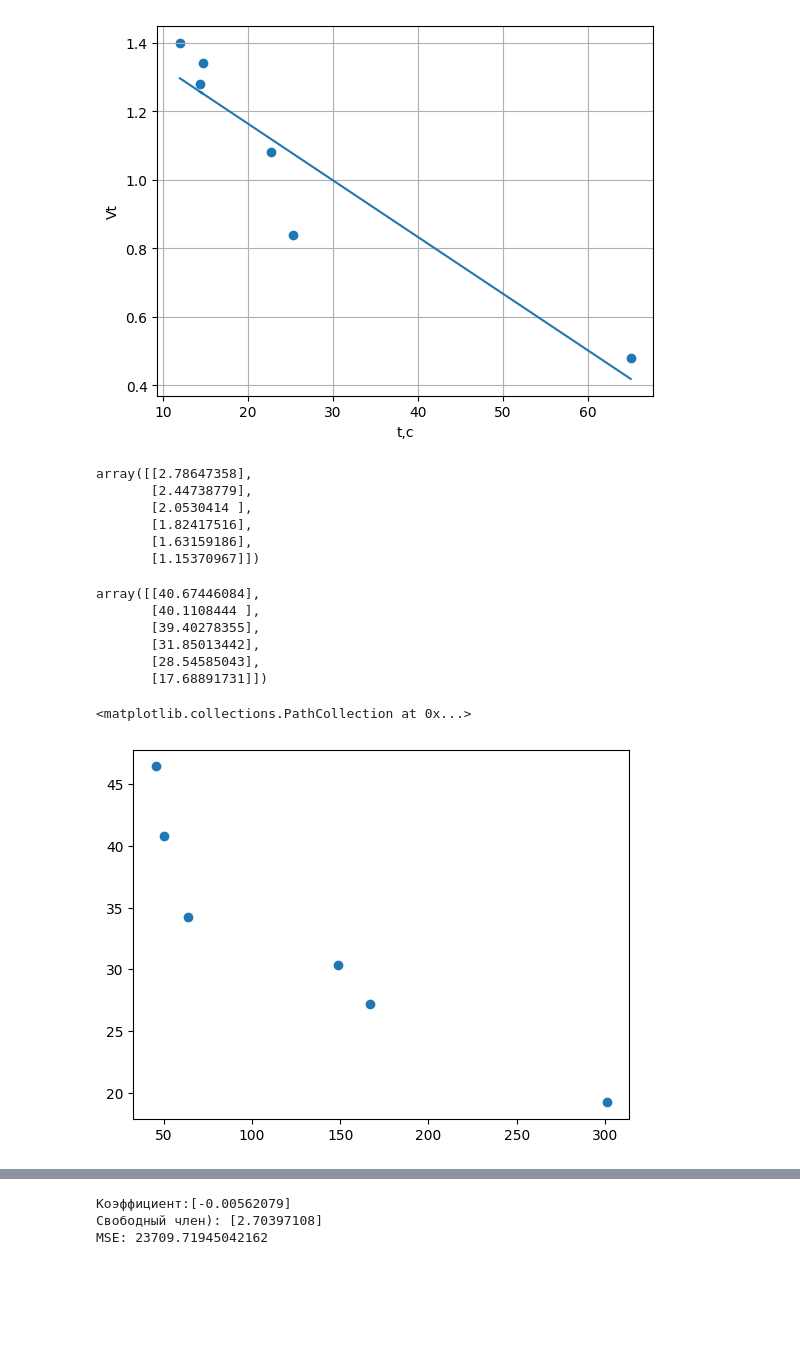
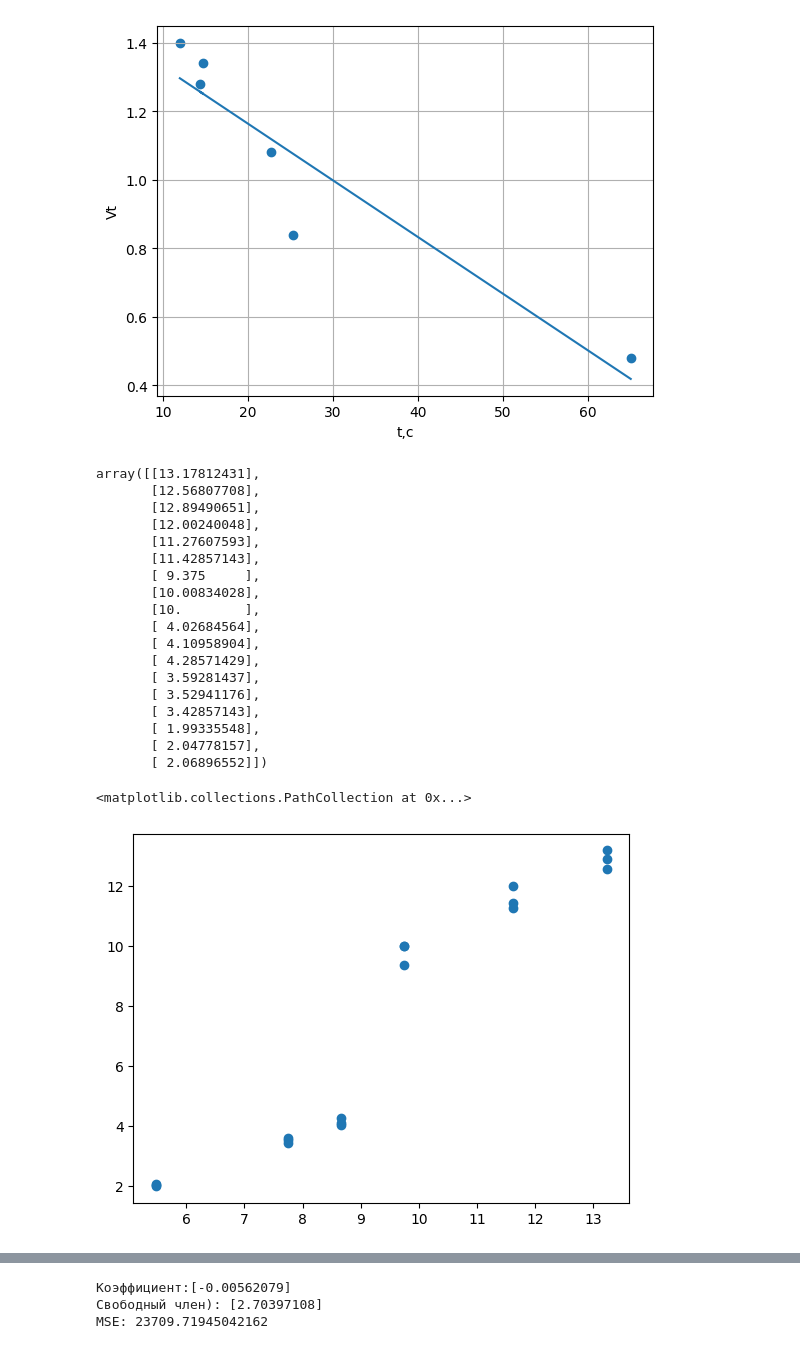
Before and after one commit to antibread/labs, a Jupyter notebook: chemtech_grad.ipynb, the cells around one changed output, grey strips where cells are left out. Drawn from its saved outputs; the diff is of its cells as text; code cells hidden in the pictures; blank space fills up the shorter version.

```diff
--- a/chemtech_grad.ipynb
+++ b/chemtech_grad.ipynb
@@ -56,55 +56,56 @@ MSE: 948.5609241528913
 [figure]
 # %%
 #экспериментальные данные
-h=np.array([175,135,95,75,60,30])
+hreom=np.array([175,175,175,135,135,135,95,95,95,75,75,75,60,60,60,30,30,30])
+hrot=np.array([50,50,50,45,45,45,40,40,40,30,30,30,20,20,20,10,10,10])
+t=np.array([45.53,47.74,46.53,49.99,53.21,52.5, 64,59.95,60, 149,146,140, 167,170,175, 301,293,290])
 t1=np.array([45.53, 49.99, 64, 149, 167, 301])
 t2=np.array([47.74,53.21,59.95,146,170,293])
 t3=np.array([46.53,52.5,60,140,175,290])
 tm=np.array((t1+t2+t3)/3)
-sqh=np.array(h**0.5)
+sqhrot=np.array(hrot**0.5)
+sqhreom=np.array(hreom**0.5)
 a=600
 d=0.01
-v=np.array((a*3.14/4)*(d**2)*((2*10*h)**0.5))
+v=np.array(600/t)
+#v=np.array((a*3.14/4)*(d**2)*((2*10*h)**0.5))
 # %%
 v
 # %% [output]
-array([[2.78647358],
-       [2.44738779],
-       [2.0530414 ],
-       [1.82417516],
-       [1.63159186],
-       [1.15370967]])
+array([[13.17812431],
+       [12.56807708],
+       [12.89490651],
+       [12.00240048],
+       [11.27607593],
+       [11.42857143],
+       [ 9.375     ],
+       [10.00834028],
+       [10.        ],
+       [ 4.02684564],
+       [ 4.10958904],
+       [ 4.28571429],
+       [ 3.59281437],
+       [ 3.52941176],
+       [ 3.42857143],
+       [ 1.99335548],
+       [ 2.04778157],
+       [ 2.06896552]])
 # %%
 v=v.reshape(-1, 1)
-t1=t1.reshape(-1, 1)
-t2=t2.reshape(-1,1)
-t3=t3.reshape(-1,1)
-tm=tm.reshape(-1,1)
+hreom=hreom.reshape(-1,1)
+hrot=hrot.reshape(-1,1)
+sqhrot=sqhrot.reshape(-1,1)
+sqhreom=sqhreom.reshape(-1,1)
-# %%
-model1 = linear_model.LinearRegression()
-model2 = linear_model.LinearRegression()
-model3 = linear_model.LinearRegression()
-modelm = linear_model.LinearRegression()
-model1.fit(t1,v)
-model2.fit(t2,v)
-model3.fit(t3,v)
-modelm.fit(tm,v)
-pred1 = model1.predict(t1)
-pred2 = model2.predict(t2)
-pred3 = model3.predict(t3)
-predm = modelm.predict(tm)
-# %%
-pred3
-# %% [output]
-array([[40.67446084],
-       [40.1108444 ],
-       [39.40278355],
-       [31.85013442],
-       [28.54585043],
-       [17.68891731]])
+# %%
+modelreom=linear_model.LinearRegression()
+modelrot=linear_model.LinearRegression()
+modelrot.fit(sqhrot,v)
+modelreom.fit(sqhreom,v)
+predrot=modelrot.predict(sqhrot)
+predreom=modelreom.predict(sqhreom)
 # %%
-plt.scatter(t1,v)
+plt.scatter(sqhreom,v)
 # %% [output]
 <matplotlib.collections.PathCollection at 0x...>
-[figure, old version]
+[figure, new version]
 # %%
```
Also changed, not shown: parts of 2 cells of this notebook.
